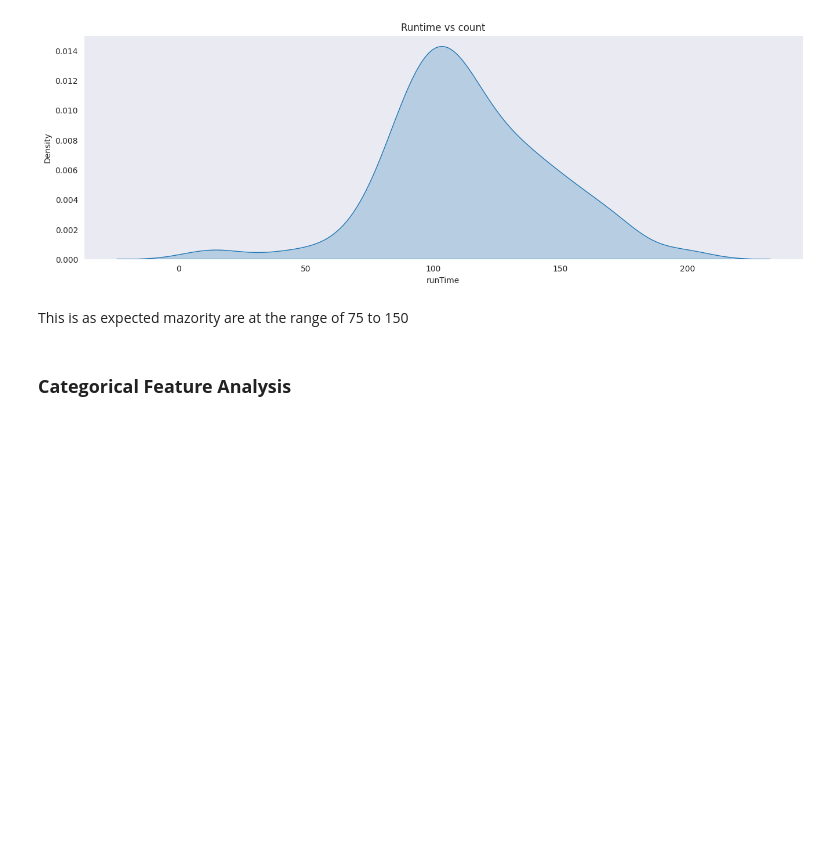
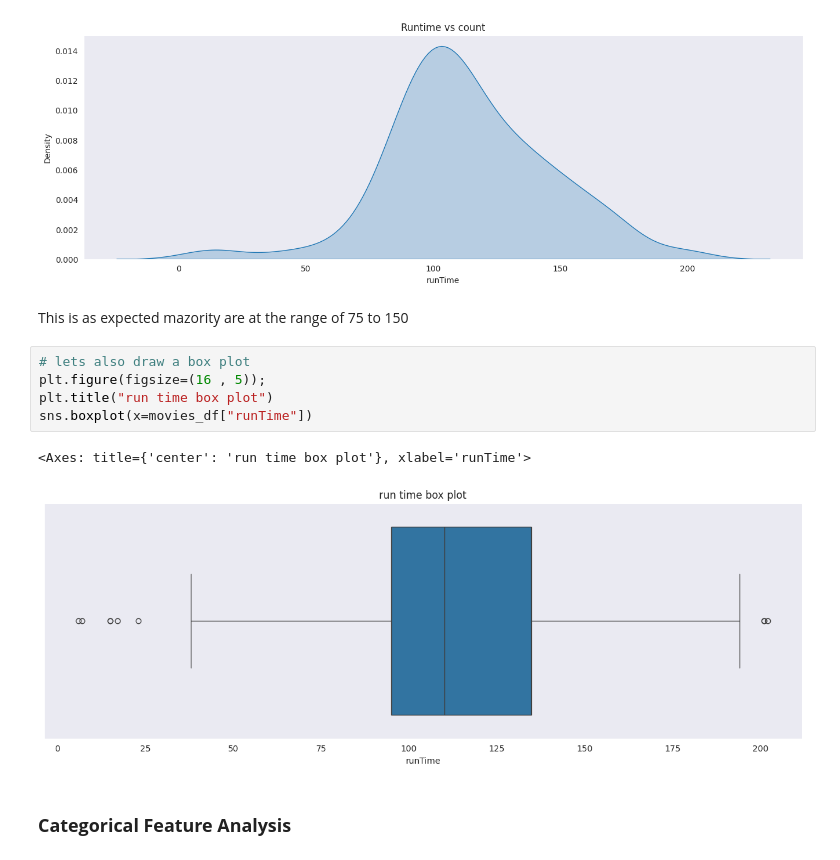
Before and after one commit to Shruthikshetty/media-logger-recommender, a Jupyter notebook: training_notebooks/Movies_recommendation_model.ipynb, the cells around one changed output. Drawn from its saved outputs; the diff is of its cells as text; blank space fills up the shorter version.

```diff
--- a/training_notebooks/Movies_recommendation_model.ipynb
+++ b/training_notebooks/Movies_recommendation_model.ipynb
@@ -248,6 +264,14 @@ sns.kdeplot(x = "runTime", data = movies_df , fill = True)
 [figure]
 # %% [markdown]
 This is as expected mazority are at the range of 75 to 150
+# %%
+# lets also draw a box plot
+plt.figure(figsize=(16 , 5));
+plt.title("run time box plot")
+sns.boxplot(x=movies_df["runTime"])
+# %% [output]
+<Axes: title={'center': 'run time box plot'}, xlabel='runTime'>
+[figure, added]
 # %% [markdown]
 ### **Categorical Feature Analysis**
 # %%
```
Also changed, not shown: parts of 3 cells of this notebook.
